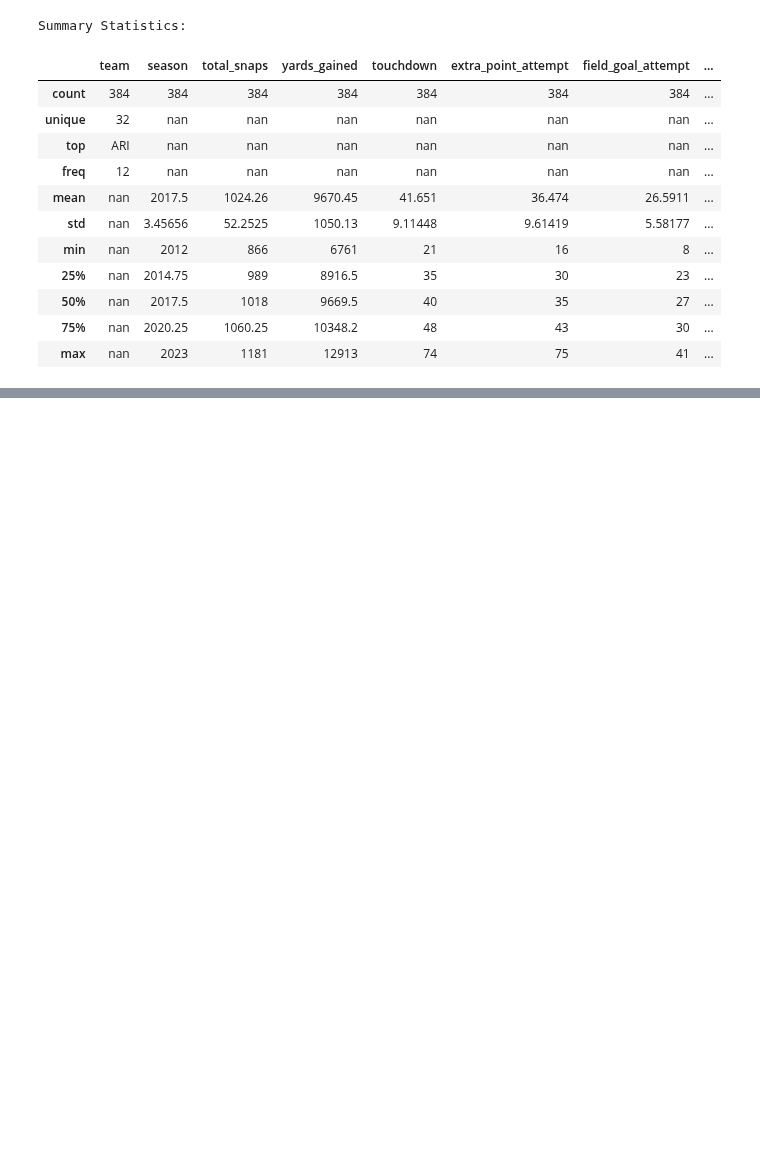
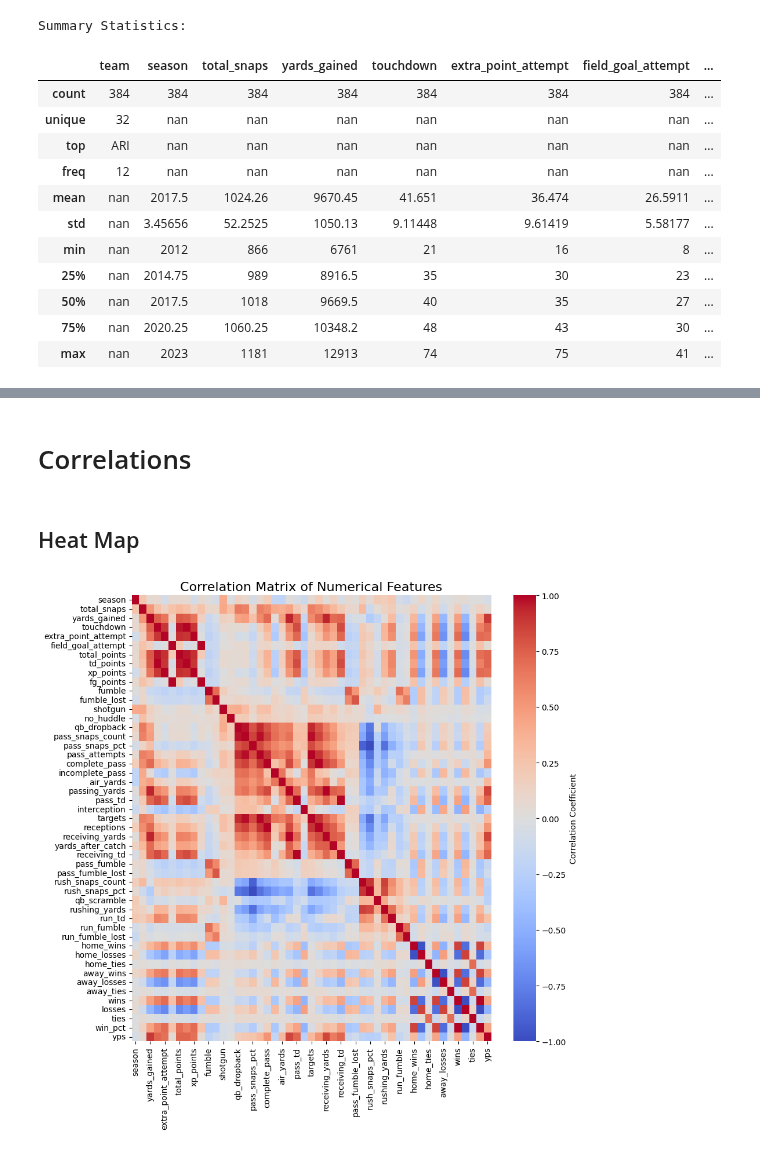
Before and after one commit to kai-ion/Data-602, a Jupyter notebook: Final Project/final_project.ipynb, the cells around one changed output, grey strips where cells are left out. Saved outputs shown, nothing was run; the diff lists cells and outputs as text; code cells hidden in the pictures; blank space fills up the shorter version.

Commit message:
added: heatmap

```diff
--- a/Final Project/final_project.ipynb
+++ b/Final Project/final_project.ipynb
@@ -244,0 +292,21 @@ Summary Statistics:
+# %% [markdown]
+# Correlations
+# %% [markdown]
+## Heat Map
+# %%
+# Create the heatmap
+
+# Select numerical columns
+numerical = df.select_dtypes(include=['float64', 'int64']).columns
+plt.figure(figsize=(10,10))
+sns.heatmap(df[numerical].corr(), cmap='coolwarm', cbar_kws={'label': 'Correlation Coefficient'})
+
+plt.title('Correlation Matrix of Numerical Features', fontsize=16)
+
+# Save the plot
+plt.savefig('..\Final Project\image\correlation_heatmap.png')
+
+# Display the plot
+plt.show()
+# %% [output]
+[figure, added]
```
Also changed, not shown: parts of 5 cells of this notebook, 1 other file.
